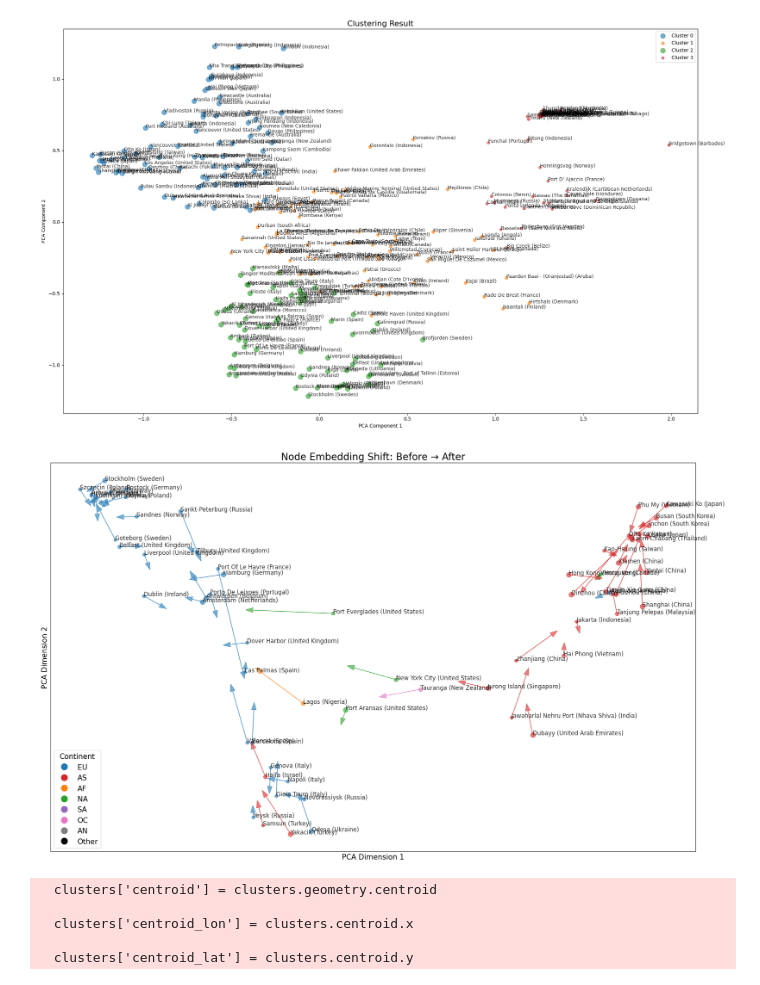
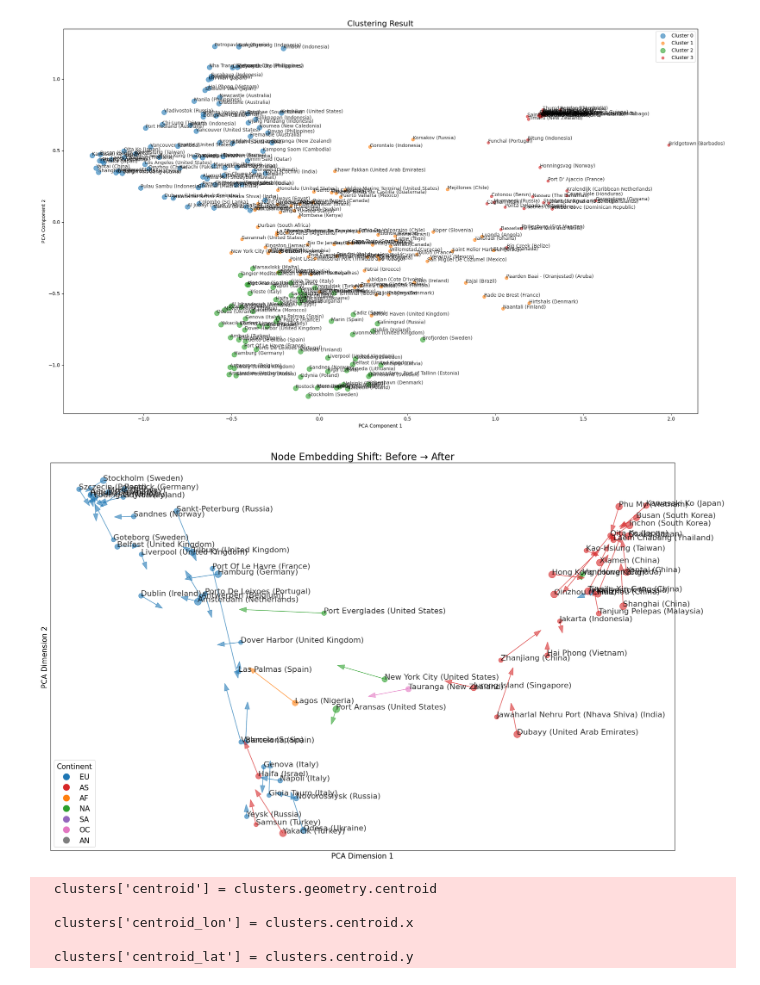
Before and after one commit to Paulliant/global-shipping-networks-analysis, a Jupyter notebook: Network Analysis/graph_embedding_calculate.ipynb, the cells around one changed output. Saved outputs shown, nothing was run; the diff lists cells and outputs as text; code cells hidden in the pictures.

```diff
--- a/Network Analysis/graph_embedding_calculate.ipynb
+++ b/Network Analysis/graph_embedding_calculate.ipynb
@@ -8,15 +8,17 @@ import geopandas as gpd
 from shapely.geometry import Point
 from sklearn.preprocessing import StandardScaler
 
+name = 'ru'
+
 RANDOM_SEED = 42
 np.random.seed(RANDOM_SEED)
 n_clusters = 4
 
 # 1. 加载节点的地理信息
-clusters = pd.read_feather('result/clusters/cl_01-03.feather')
+clusters = pd.read_feather(f'result/clusters/cl_{name}.feather')
 
 # 2. 加载节点嵌入数据
-node_embeddings = pd.read_csv('result/graph_embedding/nodeembs_before_lstmB_structure.csv', header=None)
+node_embeddings = pd.read_csv(f'result/graph_embedding/{name}/nodeembs_before_lstmB_structure.csv', header=None)
 node_embeddings = node_embeddings.values[:, 1:]  # 将数据转换为NumPy数组，并去除第一列（第一列是标签，不参与拟合）
 
 # 如果 clusters 的行数多于嵌入数量，则裁剪 clusters
@@ -80,14 +82,16 @@ from sklearn.decomposition import PCA
 import reverse_geocoder as rg
 import pycountry_convert as pc
 
+name = 'ru'
+
 # 固定随机种子
 RANDOM_SEED = 42
 np.random.seed(RANDOM_SEED)
 
 # 1. 加载节点聚类和嵌入数据
-clusters = gpd.read_feather('result/clusters/cl_01-03.feather')
-node_embeddings_before = pd.read_csv('result/graph_embedding/nodeembs_before_lstmB_structure.csv', header=None)
-node_embeddings_after = pd.read_csv('result/graph_embedding/nodeembs_after_lstmB_structure.csv', header=None)
+clusters = gpd.read_feather(f'result/clusters/cl_{name}.feather')
+node_embeddings_before = pd.read_csv(f'result/graph_embedding/{name}/nodeembs_before_lstmB_structure.csv', header=None)
+node_embeddings_after = pd.read_csv(f'result/graph_embedding/{name}/nodeembs_after_lstmB_structure.csv', header=None)
 
 # 去除第一列节点 ID，只保留向量
 embeddings_before = node_embeddings_before.iloc[:, 1:].values
@@ -153,7 +157,7 @@ continent_color_map = {
     'SA': 'tab:purple',
     'OC': 'tab:pink',
     'AN': 'tab:gray',
-    'Other': 'black'
+    # 'Other': 'black'
 }
 
 clusters['continent'] = continent_codes
@@ -167,36 +171,36 @@ for i, row in clusters.iterrows():
     # 绘制箭头：从 before 指向 after
     plt.arrow(row['pca_x_before'], row['pca_y_before'],
               row['pca_x_after'] - row['pca_x_before'],
               row['pca_y_after'] - row['pca_y_before'],
               color=color, alpha=0.6, width=0.001, head_width=0.02, length_includes_head=True)
 
     # 绘制起始点，大小与 ship_cnts 成比例
     plt.scatter(row['pca_x_before'], row['pca_y_before'],
-                color=color, s=1.0 * np.sqrt(row['ship_cnts']), alpha=0.6)
+                color=color, s=2.0 * np.sqrt(row['ship_cnts']), alpha=0.6)
 
     # 添加港口标签
     plt.annotate(row['port_info'], (row['pca_x_before'], row['pca_y_before']),
-                 fontsize=12, alpha=0.8)
+                 fontsize=16, alpha=0.8)
 
 # 图形设置
 plt.title("Node Embedding Shift: Before → After", fontsize=20)
 plt.xlabel("PCA Dimension 1", fontsize=15)
 plt.ylabel("PCA Dimension 2", fontsize=15)
 plt.xticks([])
 plt.yticks([])
 plt.legend(handles=[
     Patch(facecolor=color, edgecolor='k', label=continent)
     for continent, color in continent_color_map.items()
 ], title="Continent", loc='lower right')
 plt.legend(handles=[
     Line2D([0], [0], marker='o', color='w', label=continent,
            markerfacecolor=color, markersize=15)
     for continent, color in continent_color_map.items()
 ], title="Continent", title_fontsize=15, fontsize=15, loc='best')
 plt.tight_layout()
 plt.show()
 # %% [output]
-[figure, old version]
+[figure, new version]
 # %%
 import pandas as pd
 import geopandas as gpd
```
Also changed, not shown: parts of 1 cell of this notebook, 5 other files.
